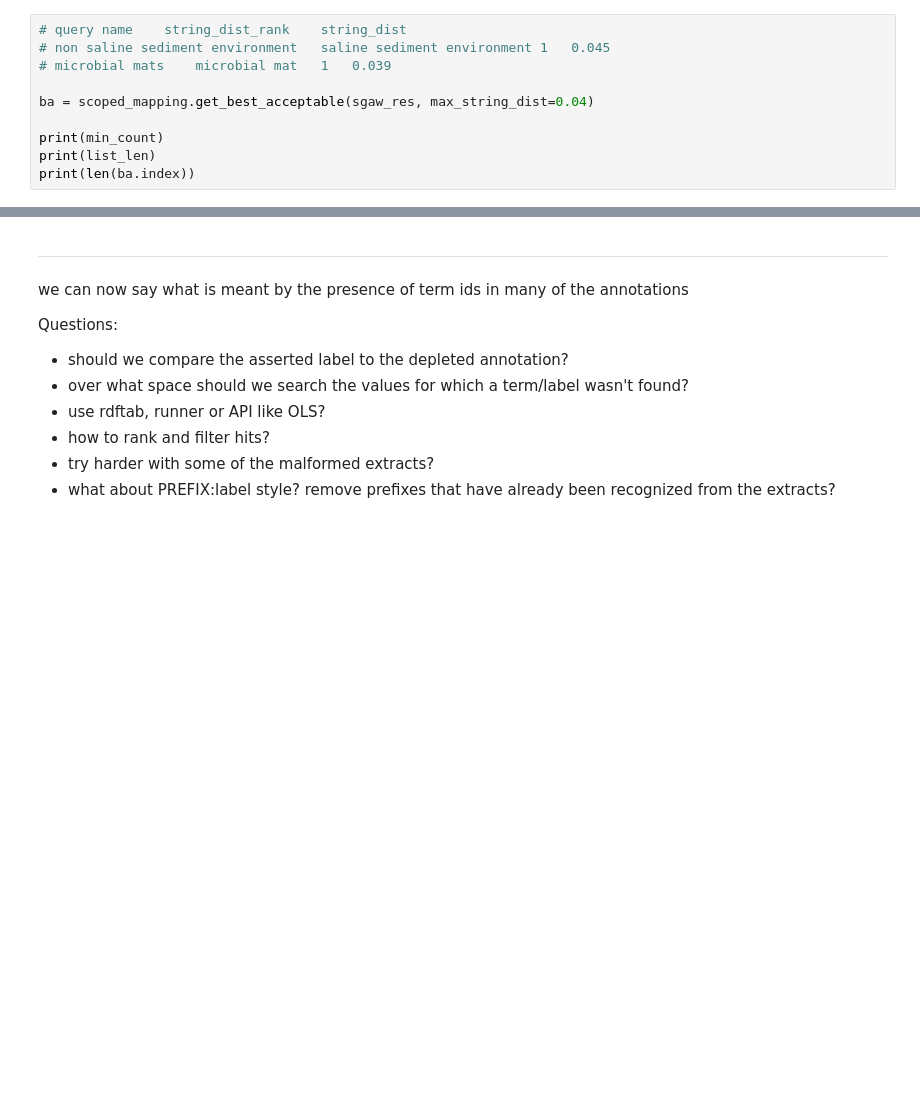
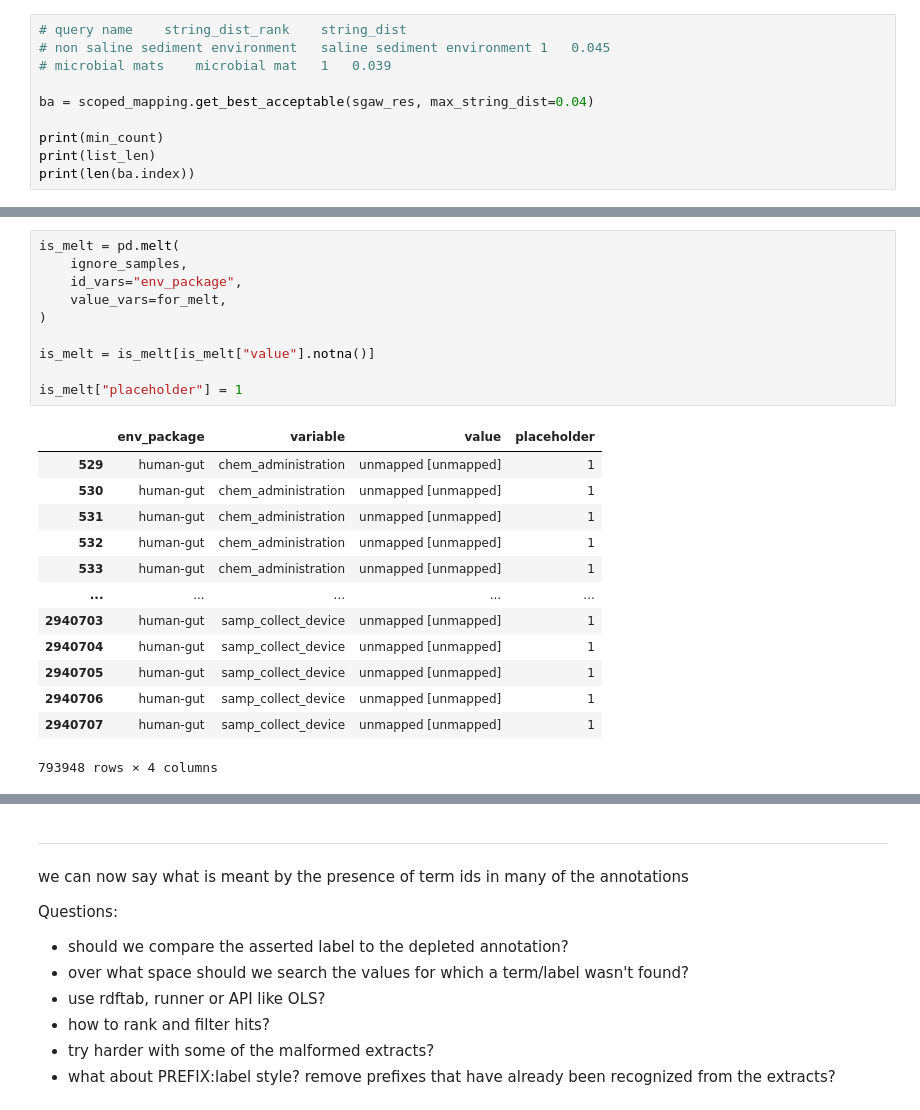
Before and after one commit to turbomam/scoped-mapping, a Jupyter notebook: notebooks/onto_slots_by_env_pack.ipynb, the cells around one changed output, grey strips where cells are left out. Saved outputs shown, nothing was run; the diff lists cells and outputs as text; blank space fills up the shorter version.

```diff
--- a/notebooks/onto_slots_by_env_pack.ipynb
+++ b/notebooks/onto_slots_by_env_pack.ipynb
@@ -622,0 +630,24 @@ CO_340            1
+# %%
+is_melt = pd.melt(
+    ignore_samples,
+    id_vars="env_package",
+    value_vars=for_melt,
+)
+
+is_melt = is_melt[is_melt["value"].notna()]
+
+is_melt["placeholder"] = 1
+# %% [output]
+|  | env_package | variable | value | placeholder |
+| 529 | human-gut | chem_administration | unmapped [unmapped] | 1 |
+| 530 | human-gut | chem_administration | unmapped [unmapped] | 1 |
+| 531 | human-gut | chem_administration | unmapped [unmapped] | 1 |
+| 532 | human-gut | chem_administration | unmapped [unmapped] | 1 |
+| 533 | human-gut | chem_administration | unmapped [unmapped] | 1 |
+| ... | ... | ... | ... | ... |
+| 2940703 | human-gut | samp_collect_device | unmapped [unmapped] | 1 |
+| 2940704 | human-gut | samp_collect_device | unmapped [unmapped] | 1 |
+| 2940705 | human-gut | samp_collect_device | unmapped [unmapped] | 1 |
+| 2940706 | human-gut | samp_collect_device | unmapped [unmapped] | 1 |
+| 2940707 | human-gut | samp_collect_device | unmapped [unmapped] | 1 |
+793948 rows × 4 columns
```
Also changed, not shown: parts of 74 cells of this notebook, 1 other file.
